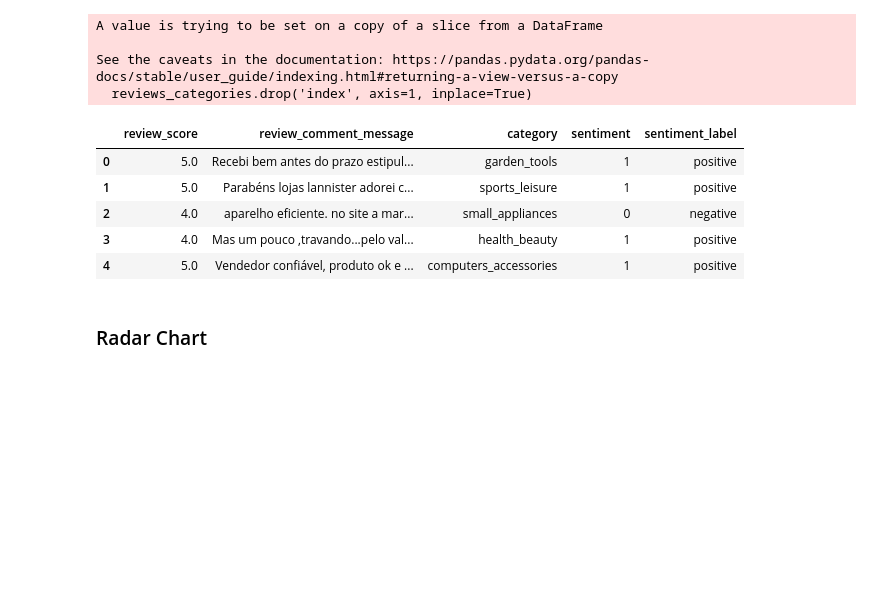
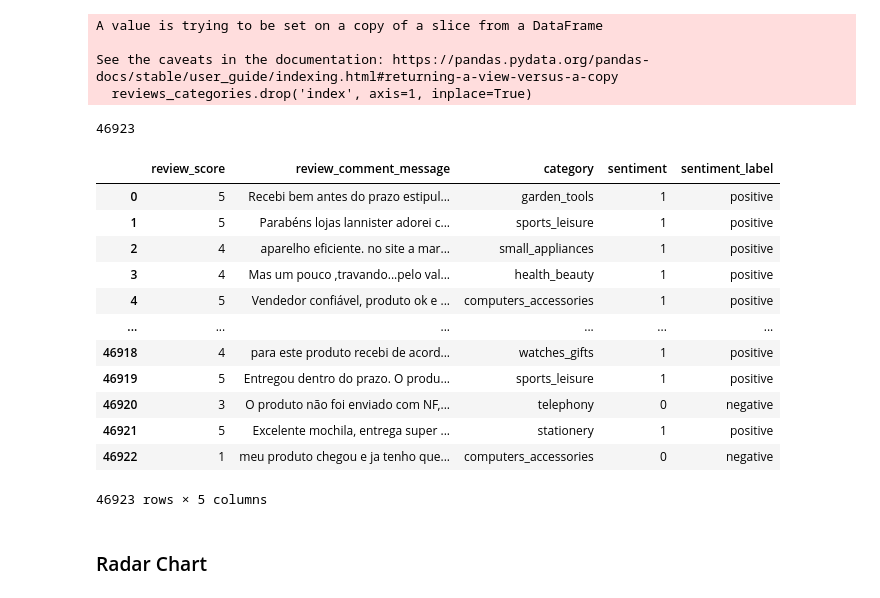
Before and after one commit to C10-Brazilian-e-commerce-modeling-team/brazilian-e-commerce, a Jupyter notebook: Data_analysis/ML_Models.ipynb, the cells around one changed output. Cells and saved outputs as stored; diff of their text form; code cells hidden in the pictures; blank space fills up the shorter version.

```diff
--- a/Data_analysis/ML_Models.ipynb
+++ b/Data_analysis/ML_Models.ipynb
@@ -2703,6 +2688,10 @@ A value is trying to be set on a copy of a slice from a DataFrame
 
 See the caveats in the documentation: https://pandas.pydata.org/pandas-docs/stable/user_guide/indexing.html#returning-a-view-versus-a-copy
   reviews_categories.drop('index', axis=1, inplace=True)
+# %%
+len(reviews_categories)
+# %% [output]
+46923
 # %%
 sent_reviews = []
 
@@ -2718,18 +2707,24 @@ for i in range(len(reviews_categories)):
         print(f"key {i}: error {e}")
 # %%
 reviews_dict = {
-    'sentiment': sent_anls,
-    'sentiment_label': [('positive' if x ==1 else "negative") for x in sent_anls]
+    'sentiment': sent_reviews,
+    'sentiment_label': [('positive' if x == 1 else "negative") for x in sent_reviews]
 }
 
 reviews_df = pd.DataFrame(reviews_dict)
 # %%
 reviews_category_sentiment = pd.concat([reviews_categories, reviews_df], axis=1)
-reviews_category_sentiment.head()
 # %% [output]
 |  | review_score | review_comment_message | category | sentiment | sentiment_label |
-| 0 | 5.0 | Recebi bem antes do prazo estipul... | garden_tools | 1 | positive |
-| 1 | 5.0 | Parabéns lojas lannister adorei c... | sports_leisure | 1 | positive |
-| 2 | 4.0 | aparelho eficiente. no site a mar... | small_appliances | 0 | negative |
-| 3 | 4.0 | Mas um pouco ,travando...pelo val... | health_beauty | 1 | positive |
-| 4 | 5.0 | Vendedor confiável, produto ok e ... | computers_accessories | 1 | positive |
+| 0 | 5 | Recebi bem antes do prazo estipul... | garden_tools | 1 | positive |
+| 1 | 5 | Parabéns lojas lannister adorei c... | sports_leisure | 1 | positive |
+| 2 | 4 | aparelho eficiente. no site a mar... | small_appliances | 1 | positive |
+| 3 | 4 | Mas um pouco ,travando...pelo val... | health_beauty | 1 | positive |
+| 4 | 5 | Vendedor confiável, produto ok e ... | computers_accessories | 1 | positive |
+| ... | ... | ... | ... | ... | ... |
+| 46918 | 4 | para este produto recebi de acord... | watches_gifts | 1 | positive |
+| 46919 | 5 | Entregou dentro do prazo. O produ... | sports_leisure | 1 | positive |
+| 46920 | 3 | O produto não foi enviado com NF,... | telephony | 0 | negative |
+| 46921 | 5 | Excelente mochila, entrega super ... | stationery | 1 | positive |
+| 46922 | 1 | meu produto chegou e ja tenho que... | computers_accessories | 0 | negative |
+46923 rows × 5 columns
```
Also changed, not shown: parts of 13 cells of this notebook, 2 other files.
